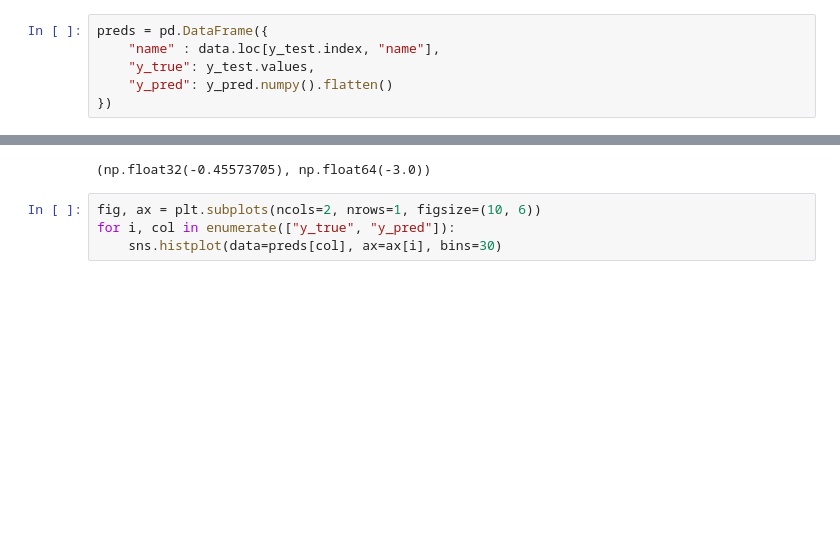
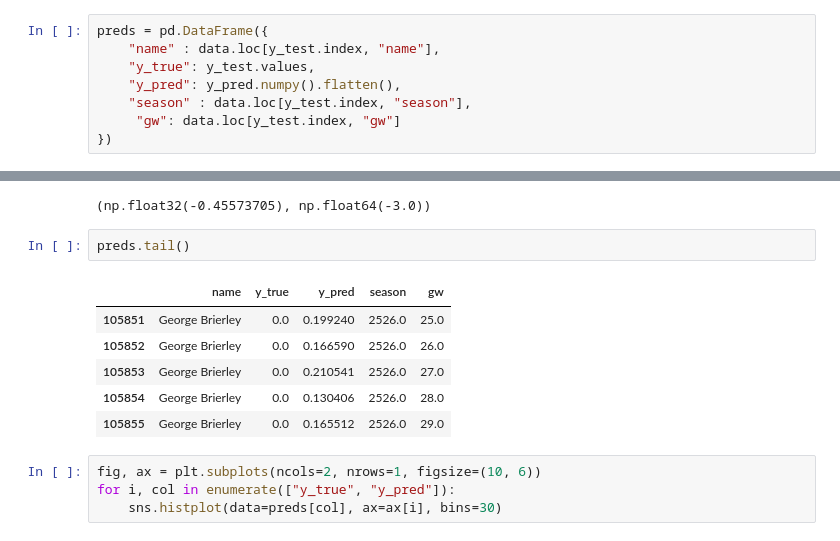
Before and after one commit to ruus77/FPL-Points-Predictions, a Jupyter notebook: Notebooks/Modeling/MLP.ipynb, the cells around one changed output, grey strips where cells are left out. Drawn from its saved outputs; the diff is of its cells as text; blank space fills up the shorter version.

```diff
--- a/Notebooks/Modeling/MLP.ipynb
+++ b/Notebooks/Modeling/MLP.ipynb
@@ -259,7 +259,9 @@ y_pred.shape, y_test.shape
 preds = pd.DataFrame({
     "name" : data.loc[y_test.index, "name"],
     "y_true": y_test.values,
-    "y_pred": y_pred.numpy().flatten()
+    "y_pred": y_pred.numpy().flatten(),
+    "season" : data.loc[y_test.index, "season"],
+     "gw": data.loc[y_test.index, "gw"]
 })
 # %%
 preds.y_pred.max(), preds.y_true.max()
@@ -269,6 +271,15 @@ preds.y_pred.max(), preds.y_true.max()
 preds.y_pred.min(), preds.y_true.min()
 # %% [output]
 (np.float32(-0.45573705), np.float64(-3.0))
+# %%
+preds.tail()
+# %% [output]
+|  | name | y_true | y_pred | season | gw |
+| 105851 | George Brierley | 0.0 | 0.199240 | 2526.0 | 25.0 |
+| 105852 | George Brierley | 0.0 | 0.166590 | 2526.0 | 26.0 |
+| 105853 | George Brierley | 0.0 | 0.210541 | 2526.0 | 27.0 |
+| 105854 | George Brierley | 0.0 | 0.130406 | 2526.0 | 28.0 |
+| 105855 | George Brierley | 0.0 | 0.165512 | 2526.0 | 29.0 |
 # %%
 fig, ax = plt.subplots(ncols=2, nrows=1, figsize=(10, 6))
 for i, col in enumerate(["y_true", "y_pred"]):
```
Also changed, not shown: parts of 1 cell of this notebook, 3 other files.
